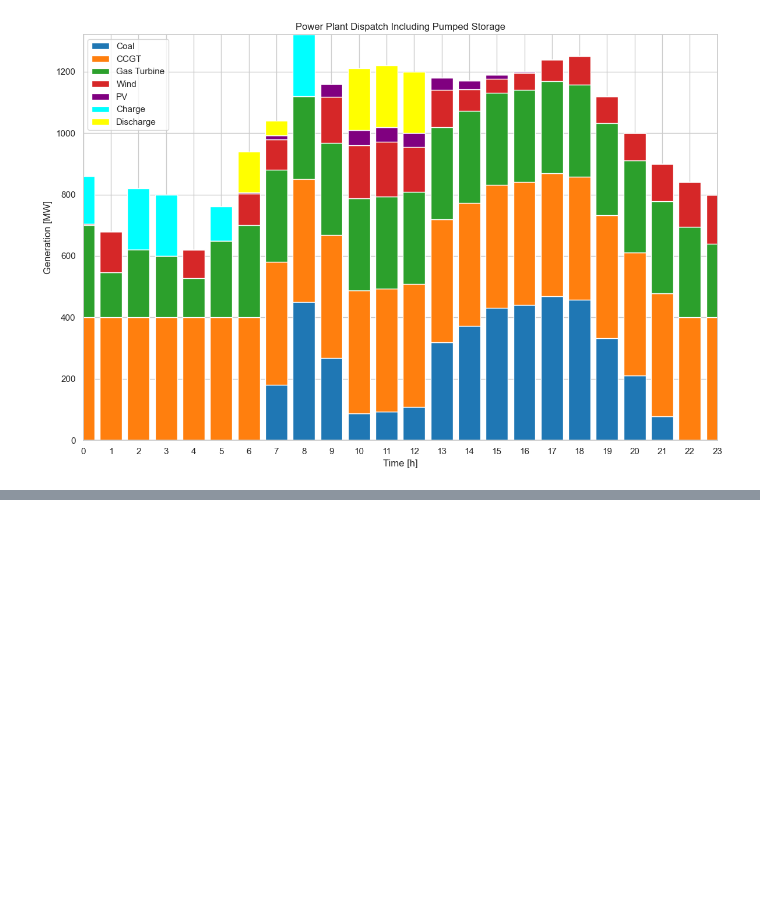
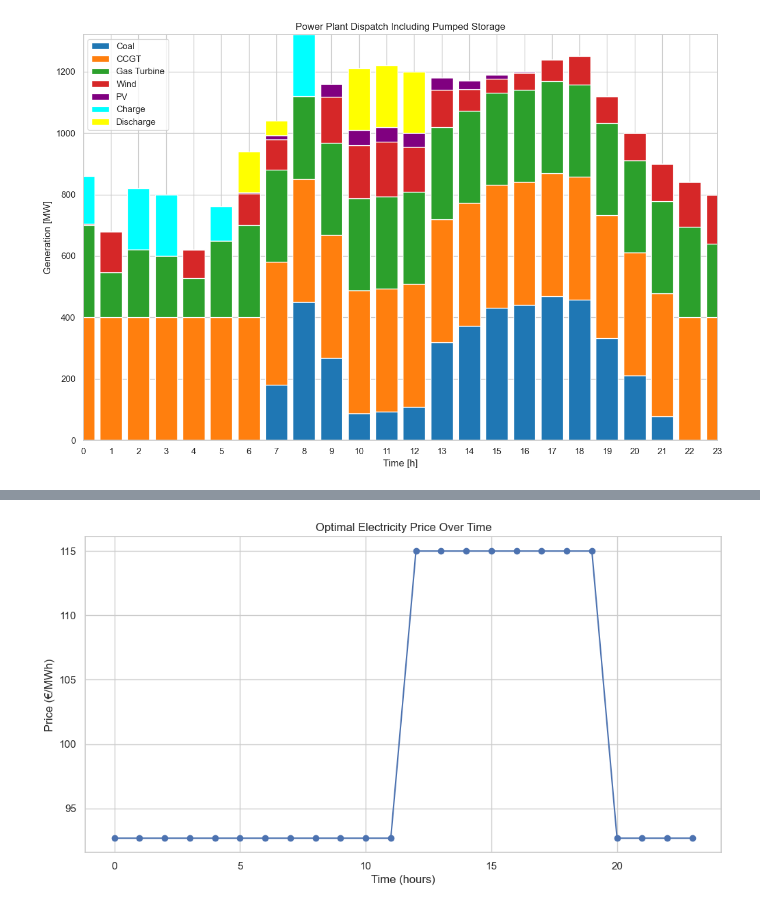
Before and after one commit to RedaElMakroum/CourseworkCode, a Jupyter notebook: Exercise3/Kraftwerkseinsatz_Basis.ipynb, the cells around one changed output, grey strips where cells are left out. Cells and saved outputs as stored; diff of their text form; code cells hidden in the pictures; blank space fills up the shorter version.

```diff
--- a/Exercise3/Kraftwerkseinsatz_Basis.ipynb
+++ b/Exercise3/Kraftwerkseinsatz_Basis.ipynb
@@ -736,0 +735,90 @@ plt.show()
+# %%
+c_CO2=0
+min_emissions=10563.40751131
+
+# Create Pyomo model
+model = ConcreteModel()
+
+model.x = Var(thermalPlant, timesteps, within = NonNegativeReals)
+model.dual = Suffix(direction=Suffix.IMPORT)  # Enable dual information
+
+print(model)
+
+# Specify objective function!
+
+model.obj = Objective(
+    expr = sum(model.x[n,t] * MC[n] for n in thermalPlant for t in timesteps) +
+           sum(model.x[n,t] * emissions[n] * c_CO2 for n in thermalPlant for t in timesteps),
+    sense = minimize
+)
+
+def power_constraint_rule(model, n, t):
+   return model.x[n,t] <= power[n]
+def load_constraint_rule(model, t):
+   return sum(model.x[n,t] for n in thermalPlant) == load.loc[t] - Wind[t] - PV[t]
+def emissions_constraint_rule(model, n, t):
+   return sum(model.x[n,t] * emissions[n] for n in thermalPlant) <= min_emissions
+
+
+model.power_con = Constraint(thermalPlant, timesteps, rule = power_constraint_rule)
+model.load_con = Constraint(timesteps, rule = load_constraint_rule)
+model.emissions_con = Constraint(thermalPlant, timesteps, rule = emissions_constraint_rule)
+
+
+opt = SolverFactory('gurobi')
+opt_success = opt.solve(model)
+
+
+
+# model.display()
+
+# Get values of optimization variables
+PowerThermal = pd.DataFrame(index = timesteps, columns = thermalPlant)
+for t in timesteps:
+    for n in thermalPlant:
+        PowerThermal.loc[t, n] = model.x[n,t].value
+    PowerThermal.loc[t, 'Wind'] = Wind[t]
+    PowerThermal.loc[t, 'PV'] = PV[t]
+
+
+
+# Calculate total generation and shadow prices for each timestep
+total_generation = PowerThermal.sum(axis=1)
+shadow_prices = {t: model.dual[model.load_con[t]] for t in timesteps}
+
+
+# Display the results
+print("Shadow Prices for each hour (Optimal prices under competition):")
+for t in timesteps:
+    print(f"Hour {t}: {shadow_prices[t]:.2f} €/MWh")
+
+# Plot the results
+plt.figure(figsize=(12, 6))
+plt.plot(timesteps, [shadow_prices[t] for t in timesteps], marker='o', linestyle='-')
+plt.title('Optimal Electricity Price Over Time')
+plt.xlabel('Time (hours)')
+plt.ylabel('Price (€/MWh)')
+plt.grid(True)
+plt.show()
+
+# Plot
+
+sns.set_theme(style='whitegrid')
+
+fig, ax = plt.subplots()
+ax.stackplot(timesteps,
+             PowerThermal.to_numpy(dtype = float).transpose(),
+             labels=thermalPlant + ['Wind', 'PV'])
+ax.set_title('Power Plant Dispatch')
+ax.legend(loc='upper left')
+ax.set_ylabel('Generation [MW]')
+ax.set_xlabel('Time [h]')
+ax.set_xlim(xmin=timesteps[0], xmax=timesteps[-1])
+fig.tight_layout()
+
+optimized_cost = model.obj()
+resulting_emissions = sum(model.x[n,t].value * emissions[n] for n in thermalPlant for t in timesteps)
+
+print("Optimized Cost of Electricity: ", round(optimized_cost))
+print("Resulting GHG Emissions: ", round(resulting_emissions))
+# %% [output]
@@ -736,0 +842 @@ plt.show()
+[figure, added]
```
Also changed, not shown: parts of 6 cells of this notebook, 1 other file.
